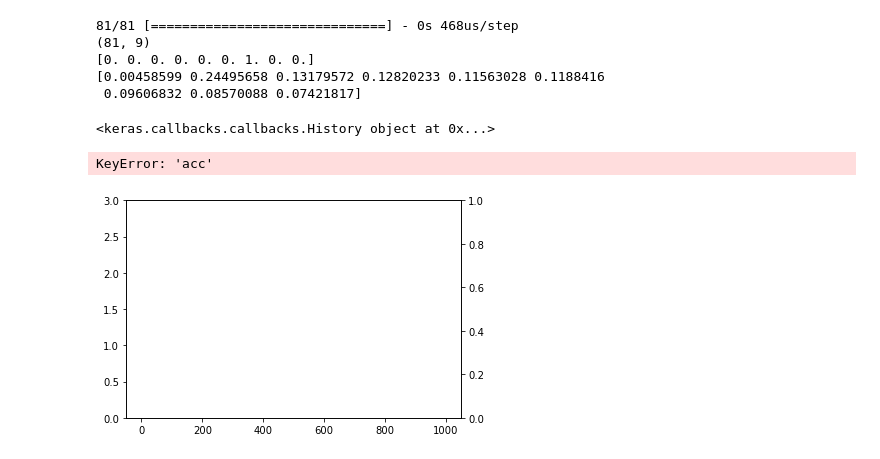
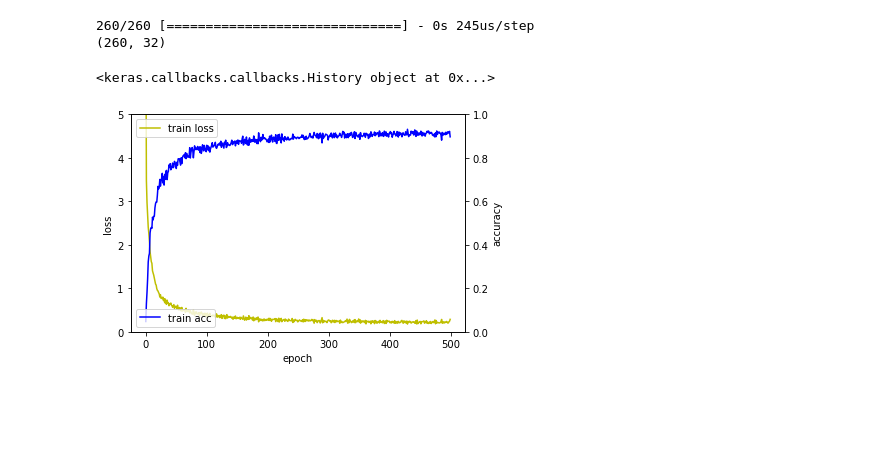
Before and after one commit to chichoon/Sugar1Cup, a Jupyter notebook: python/bintokeras.ipynb, the cells around one changed output. Saved outputs shown, nothing was run; the diff lists cells and outputs as text; code cells hidden in the pictures; blank space fills up the shorter version.

```diff
--- a/python/bintokeras.ipynb
+++ b/python/bintokeras.ipynb
@@ -51,8 +51,7 @@ def getrgb888(r, g, b):
     return rgblist
 #raw값을 rgb값으로 변환
 # %%
-direction = input("input the foldername : ")
-curr_path = os.path.join(os.path.abspath(os.getcwd()), direction)
+curr_path = 'C:/Users/jiyoo/Documents/code/binfiles'
 txt_path = os.path.join(os.path.abspath(os.getcwd()), 'tmp_filelist.txt')
 
 dataX, dataY = [], []
@@ -103,7 +102,7 @@ with open(txt_path, 'r') as file:
                                (int(struct.unpack('B', BF.read(1))[0]) << 24))
 
                 rgb = getrgb888(c_R, c_G, c_B)
-                dataX.append(0x000000 | rgb[0] << 16 | rgb[1] << 8 | rgb[2])
+                dataX.append(rgb)
                 dataY.append(os.path.splitext(os.path.basename(line))[0])
                 temp = BF.read(1)  # 0x03 (End of File)
         j += 1
@@ -117,4 +116,9 @@ dataY = to_categorical(dataY_)
 #카테고리에 대한 one-hot encoding
 
 x_train, x_test, y_train, y_test = train_test_split(dataX, dataY, test_size=0.2, shuffle=True, stratify=dataY, random_state=34)
+
+print(np.shape(x_train))
+print(np.shape(x_test))
+print(np.shape(y_train))
+print(np.shape(y_test))
 # %% [output]
@@ -122,12 +129,11 @@ input the foldername : bin
 # %%
 model = models.Sequential()
-model.add(layers.Dense(64, input_dim=1, activation='relu'))
+model.add(layers.Dense(64, input_dim=3, activation='relu'))
 model.add(layers.Dense(64, activation='relu'))
 model.add(layers.Dense(32, activation='relu'))
-model.add(layers.Dense(16, activation='relu'))
-model.add(layers.Dense(j + 1, activation='softmax'))
+model.add(layers.Dense(j, activation='softmax'))
 
-model.compile(optimizer='adam',
+model.compile(optimizer='rmsprop',
               loss='categorical_crossentropy',
               metrics=['accuracy']
               )
@@ -160,32 +166,28 @@ model.evaluate(x_test, y_test, batch_size=32)
 result = model.predict(x_test, batch_size=32)
 print(result.shape)
 # %% [output]
-81/81 [==============================] - 0s 468us/step
-(81, 9)
-[0. 0. 0. 0. 0. 0. 1. 0. 0.]
-[0.00458599 0.24495658 0.13179572 0.12820233 0.11563028 0.1188416
- 0.09606832 0.08570088 0.07421817]
+260/260 [==============================] - 0s 245us/step
+(260, 32)
 # %%
 fig, loss_ax = plt.subplots()
 
 acc_ax = loss_ax.twinx()
 
-loss_ax.set_ylim([0.0, 3.0])
+loss_ax.set_ylim([0.0, 5.0])
 acc_ax.set_ylim([0.0, 1.0])
 print(hist)
 
 loss_ax.plot(hist.history['loss'], 'y', label='train loss')
-acc_ax.plot(hist.history['acc'], 'b', label='train acc')
+acc_ax.plot(hist.history['accuracy'], 'b', label='train acc')
 
 loss_ax.set_xlabel('epoch')
 loss_ax.set_ylabel('loss')
-acc_ax.set_ylabel('accuray')
+acc_ax.set_ylabel('accuracy')
 
 loss_ax.legend(loc='upper left')
 acc_ax.legend(loc='lower left')
 
 plt.show()
 # %% [output]
 <keras.callbacks.callbacks.History object at 0x...>
-KeyError: 'acc'
-[figure, old version]
+[figure, new version]
```
Also changed, not shown: parts of 2 cells of this notebook, 5 other files.
